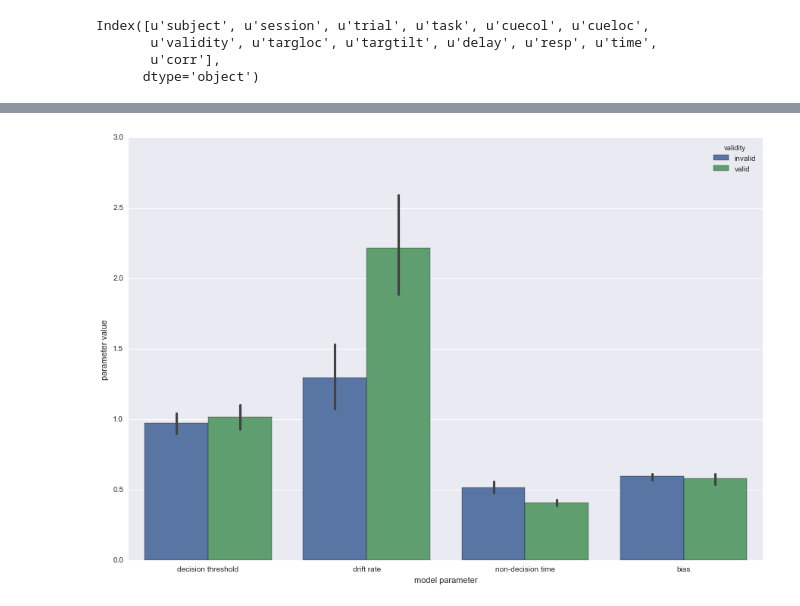
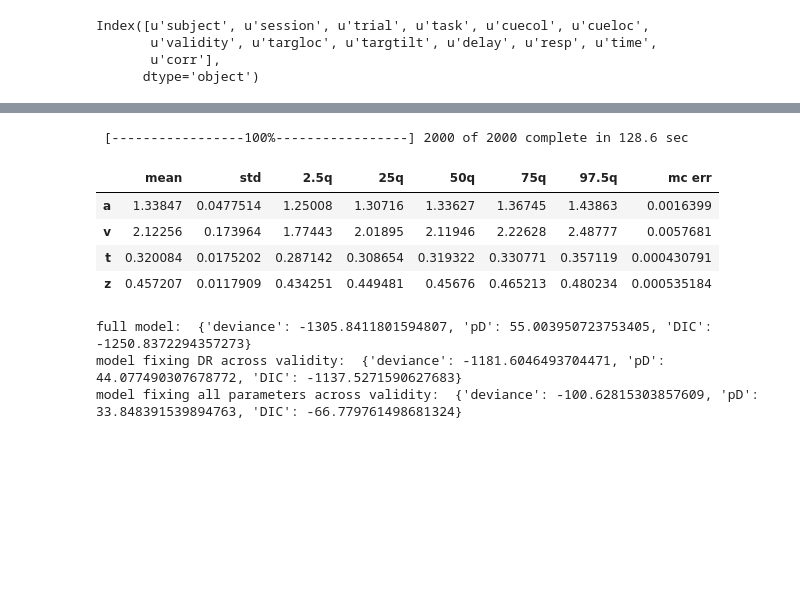
Before and after one commit to Nian-Jingqing/AttentionSaccade, a Jupyter notebook: AttentionSaccade_DiffusionModelling.ipynb, the cells around one changed output, grey strips where cells are left out. Cells and saved outputs as stored; diff of their text form; code cells hidden in the pictures; blank space fills up the shorter version.

```diff
--- a/AttentionSaccade_DiffusionModelling.ipynb
+++ b/AttentionSaccade_DiffusionModelling.ipynb
@@ -78,2 +111,29 @@ stats
+# %%
+#diffusion model of attention data, all parameters fixed across conditions (not depending on validity)
+if not os.path.exists(os.path.join(os.getcwd(), 'DDM_attention_fixed.db')):
+    model_fixed = hddm.HDDM(data = attention, p_outlier = 0.05, trace_subjs = True, include = {'a','v','t','z', 'sv'})
+    model_fixed.find_starting_values()
+    model_fixed.sample(2000, burn = 20, dbname = 'DDM_attention_fixed.db', db='pickle')
+    model_fixed.save('DDM_attention_fixed')
+else:
+    model_fixed = hddm.load('DDM_attention_fixed')
+
+stats_fixed = model_fixed.gen_stats()
+stats_fixed[stats_fixed.index.isin(['a', 'v', 't', 'z'])]
+# %% [output]
+ [-----------------100%-----------------] 2000 of 2000 complete in 128.6 sec
+|  | mean | std | 2.5q | 25q | 50q | 75q | 97.5q | mc err |
+| a | 1.33847 | 0.0477514 | 1.25008 | 1.30716 | 1.33627 | 1.36745 | 1.43863 | 0.0016399 |
+| v | 2.12256 | 0.173964 | 1.77443 | 2.01895 | 2.11946 | 2.22628 | 2.48777 | 0.0057681 |
+| t | 0.320084 | 0.0175202 | 0.287142 | 0.308654 | 0.319322 | 0.330771 | 0.357119 | 0.000430791 |
+| z | 0.457207 | 0.0117909 | 0.434251 | 0.449481 | 0.45676 | 0.465213 | 0.480234 | 0.000535184 |
+# %%
+print 'full model: ', model.dic_info
+print 'model fixing DR across validity: ', model_fixDR.dic_info
+print 'model fixing all parameters across validity: ', model_fixed.dic_info
+# %% [output]
+full model:  {'deviance': -1305.8411801594807, 'pD': 55.003950723753405, 'DIC': -1250.8372294357273}
+model fixing DR across validity:  {'deviance': -1181.6046493704471, 'pD': 44.077490307678772, 'DIC': -1137.5271590627683}
+model fixing all parameters across validity:  {'deviance': -100.62815303857609, 'pD': 33.848391539894763, 'DIC': -66.779761498681324}
 # %%
 #subset model parameter statistics to single subject parameters for plotting
@@ -93,11 +163,2 @@ plotsub_stats.loc[plotsub_stats.validity==1, 'validity'] = 'invalid';plotsub_sta
-# %%
-plt.rcParams['figure.figsize'] = (15,10)
-ax = sns.barplot(data = plotsub_stats, x = 'modelparam', hue = 'validity', y = 'mean')
-
-ax.set_xticklabels(['decision threshold', 'drift rate', 'non-decision time', 'bias'])
-ax.set_ylabel('parameter value'); ax.set_xlabel('model parameter')
-plt.savefig(os.path.join(os.getcwd(), 'modelparameter_barplot_9subs'))
-# %% [output]
-[figure, removed]
 # %%
 plt.rcParams['figure.figsize'] = (5,5)
```
Also changed, not shown: parts of 17 cells of this notebook.
